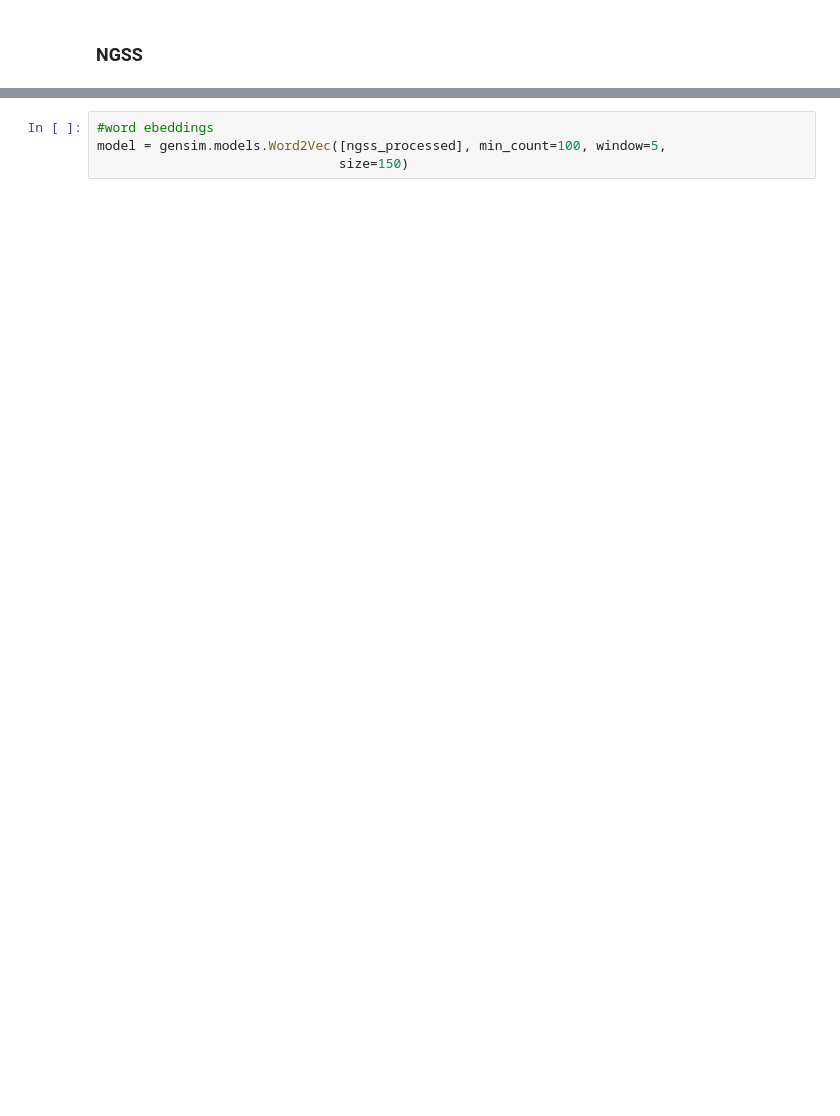
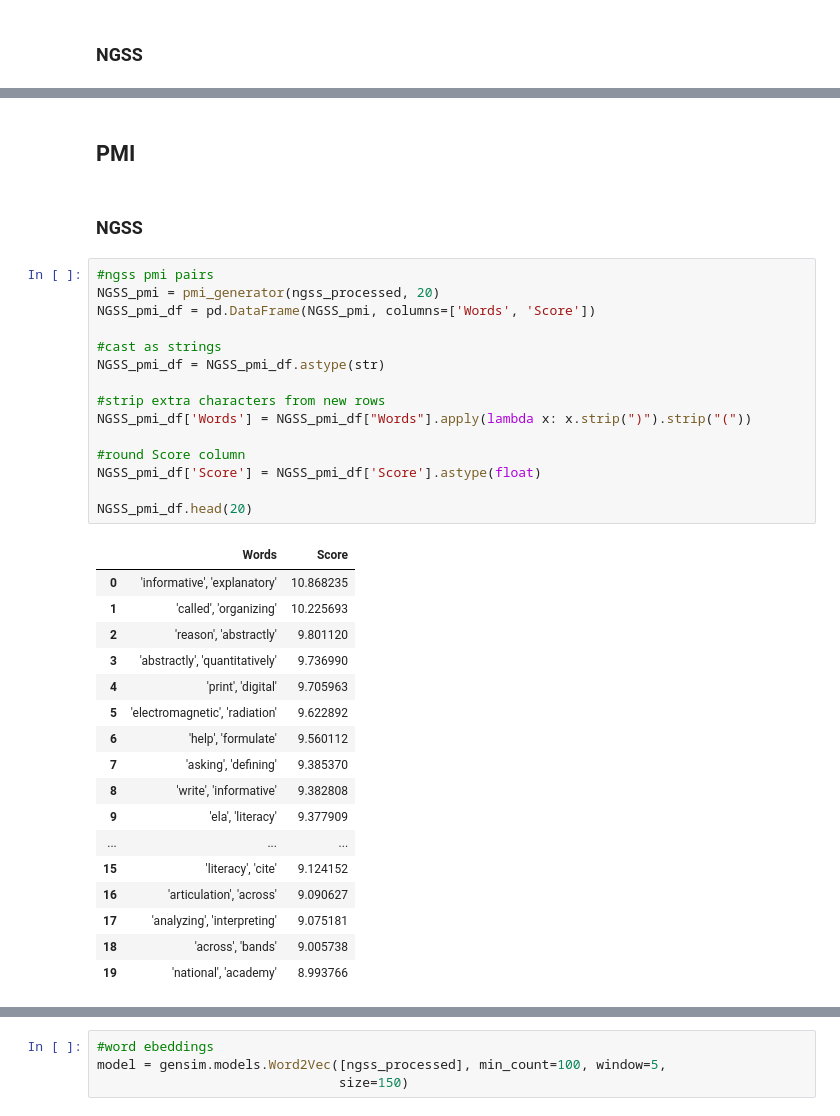
Before and after one commit to kristen770/Science-Standards-NLP-Analysis, a Jupyter notebook: Indiana Standards Analysis .ipynb, the cells around one changed output, grey strips where cells are left out. Drawn from its saved outputs; the diff is of its cells as text; blank space fills up the shorter version.

```diff
--- a/Indiana Standards Analysis .ipynb
+++ b/Indiana Standards Analysis .ipynb
@@ -749,0 +759,37 @@ PMI Pairs:
+# %% [markdown]
+## PMI
+# %% [markdown]
+### NGSS
+# %%
+#ngss pmi pairs
+NGSS_pmi = pmi_generator(ngss_processed, 20)
+NGSS_pmi_df = pd.DataFrame(NGSS_pmi, columns=['Words', 'Score'])
+
+#cast as strings
+NGSS_pmi_df = NGSS_pmi_df.astype(str)
+
+#strip extra characters from new rows
+NGSS_pmi_df['Words'] = NGSS_pmi_df["Words"].apply(lambda x: x.strip(")").strip("("))
+
+#round Score column
+NGSS_pmi_df['Score'] = NGSS_pmi_df['Score'].astype(float)
+
+NGSS_pmi_df.head(20)
+# %% [output]
+|  | Words | Score |
+| 0 | 'informative', 'explanatory' | 10.868235 |
+| 1 | 'called', 'organizing' | 10.225693 |
+| 2 | 'reason', 'abstractly' | 9.801120 |
+| 3 | 'abstractly', 'quantitatively' | 9.736990 |
+| 4 | 'print', 'digital' | 9.705963 |
+| 5 | 'electromagnetic', 'radiation' | 9.622892 |
+| 6 | 'help', 'formulate' | 9.560112 |
+| 7 | 'asking', 'defining' | 9.385370 |
+| 8 | 'write', 'informative' | 9.382808 |
+| 9 | 'ela', 'literacy' | 9.377909 |
+| ... | ... | ... |
+| 15 | 'literacy', 'cite' | 9.124152 |
+| 16 | 'articulation', 'across' | 9.090627 |
+| 17 | 'analyzing', 'interpreting' | 9.075181 |
+| 18 | 'across', 'bands' | 9.005738 |
+| 19 | 'national', 'academy' | 8.993766 |
```
Also changed, not shown: parts of 14 cells of this notebook.
